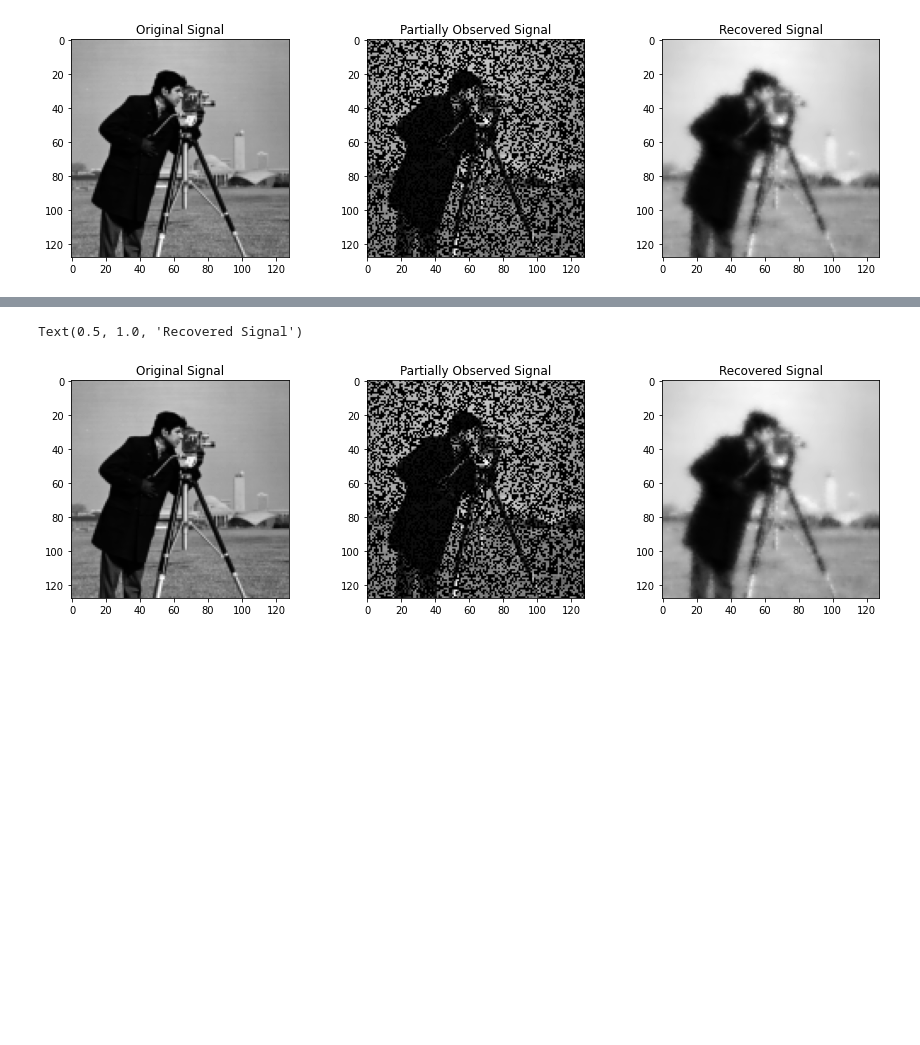
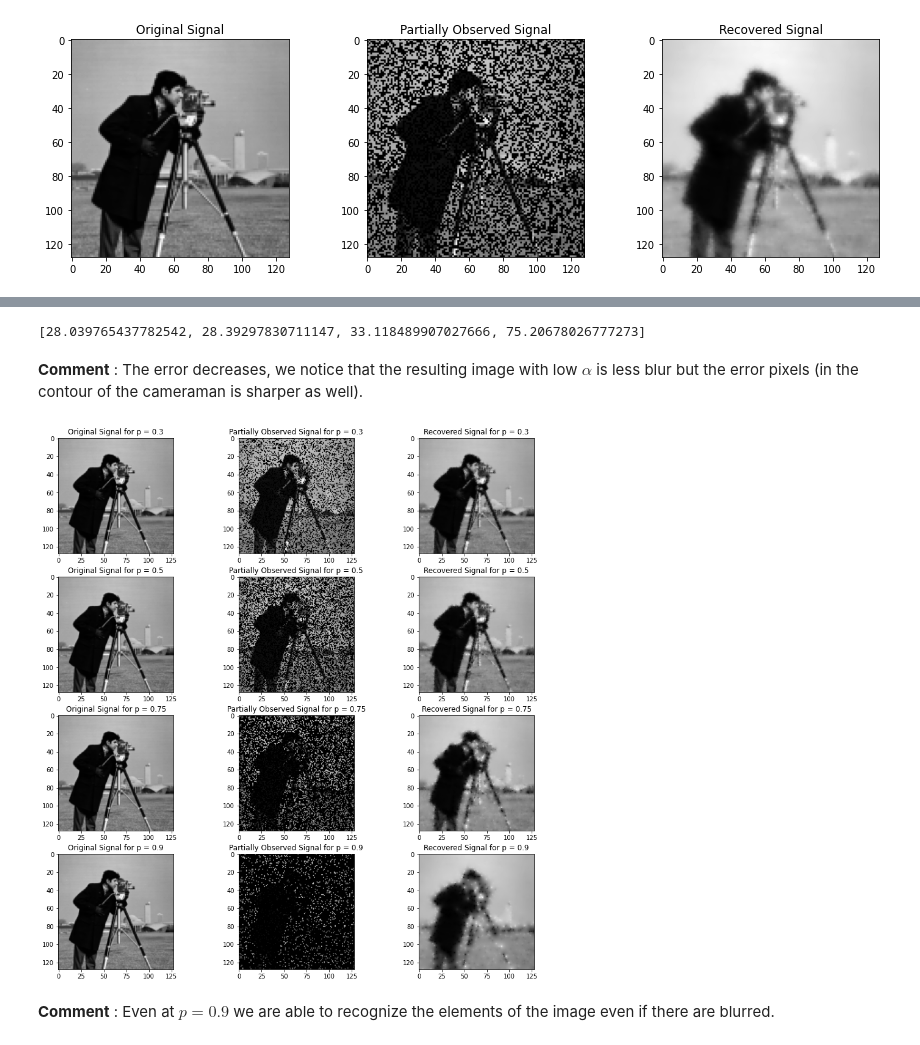
Before and after one commit to pierreosselin/cdt_labs, a Jupyter notebook: signal_processing/Assignment.ipynb, the cells around one changed output, grey strips where cells are left out. Saved outputs shown, nothing was run; the diff lists cells and outputs as text; code cells hidden in the pictures; blank space fills up the shorter version.

Commit message:
Assignment Signal Processing

```diff
--- a/signal_processing/Assignment.ipynb
+++ b/signal_processing/Assignment.ipynb
@@ -239,11 +239,7 @@ p = 0.5
 indices = np.random.choice(np.arange(f.size), replace=False, size=int(f.size * p))
 
 # Build M
-M = np.zeros((f.size, f.size))
-diagonal = np.ones(M.shape[0])
-diagonal[indices] = 0
-row,col = np.diag_indices(M.shape[0])
-M[row,col] = diagonal
+M = build_M(p, f.size)
 
 y = M.dot(f)
 # %%
@@ -283,3 +295,5 @@ def objective(alpha):
 result = [objective(el) for el in [0.001, 0.01, 0.1, 1.]]
 # %%
 result
+# %% [output]
+[28.039765437782542, 28.39297830711147, 33.118489907027666, 75.20678026777273]
@@ -289,13 +300,31 @@ f_recovered = np.linalg.solve(M + alpha * G.L, y)
+# %% [markdown]
+**Comment** : The error decreases, we notice that the resulting image with low $\alpha$ is less blur but the error pixels (in the contour of the cameraman is sharper as well).
 # %%
-fig, axes = plt.subplots(1, 3, figsize=(15, 4))
-axes[0].imshow(image, cmap='gray')
-axes[1].imshow(y.reshape((resolution, resolution)), cmap='gray')
-axes[2].imshow(f_recovered.reshape((resolution, resolution)), cmap='gray')
+# Influence of p
+
+alpha = 0.1
+list_p = [0.3, 0.5, 0.75, 0.9]
+fig, axes = plt.subplots(4, 3, figsize=(15, 16))
+for i, p in enumerate(list_p):
+
+    #Build M
+    M = build_M(p, f.size)
+
+    # Compute the corrupted image
+    y = M.dot(f)
+
+    f_recovered = np.linalg.solve(M + alpha * G.L, y)
+
+    # Plot the original and corrupted image
+    axes[i, 0].imshow(image, cmap='gray')
+    axes[i, 1].imshow(y.reshape((resolution, resolution)), cmap='gray')
+    axes[i, 2].imshow(f_recovered.reshape((resolution, resolution)), cmap='gray')
 
 
-axes[0].set_title("Original Signal")
-axes[1].set_title("Partially Observed Signal")
-axes[2].set_title("Recovered Signal")
+    axes[i, 0].set_title("Original Signal for p = {}".format(p))
+    axes[i, 1].set_title("Partially Observed Signal for p = {}".format(p))
+    axes[i, 2].set_title("Recovered Signal for p = {}".format(p))
 # %% [output]
-Text(0.5, 1.0, 'Recovered Signal')
-[figure, old version]
+[figure, new version]
+# %% [markdown]
+**Comment** : Even at $p = 0.9$ we are able to recognize the elements of the image even if there are blurred.
```
Also changed, not shown: parts of 4 cells of this notebook.
